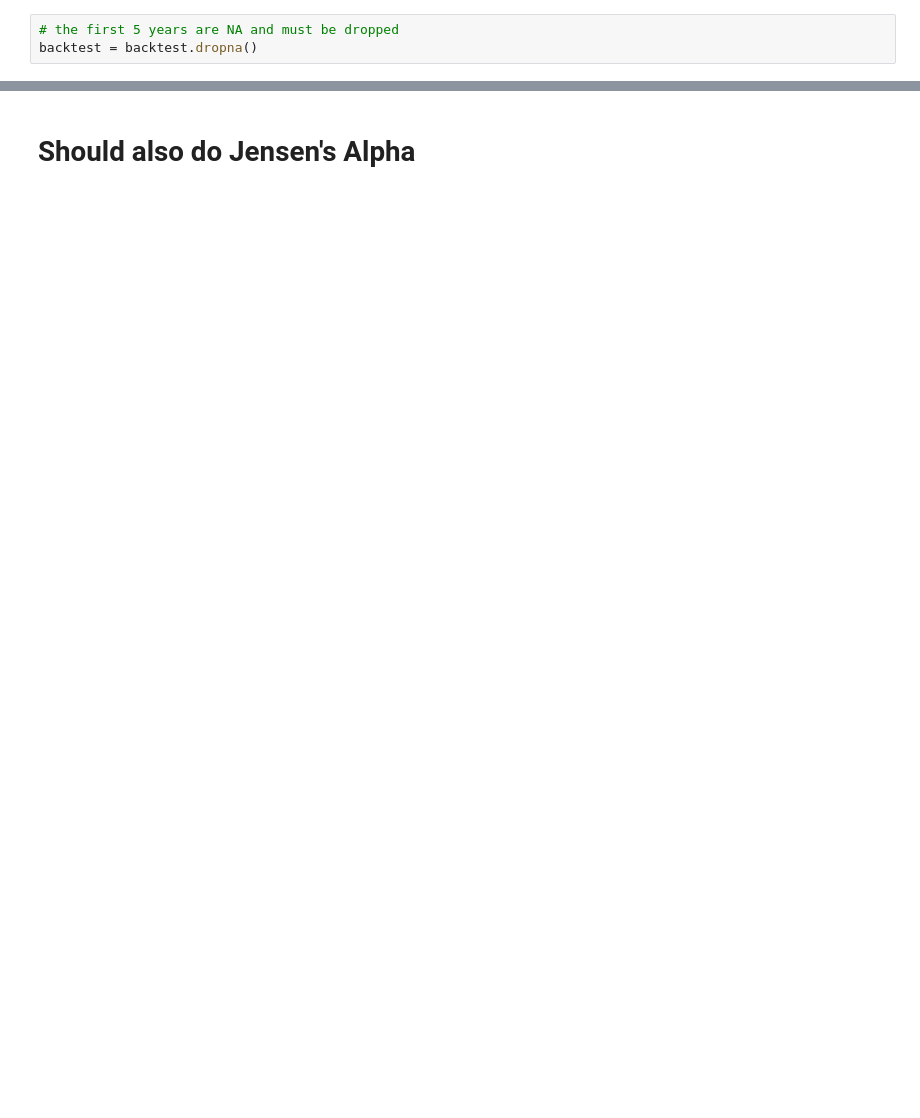
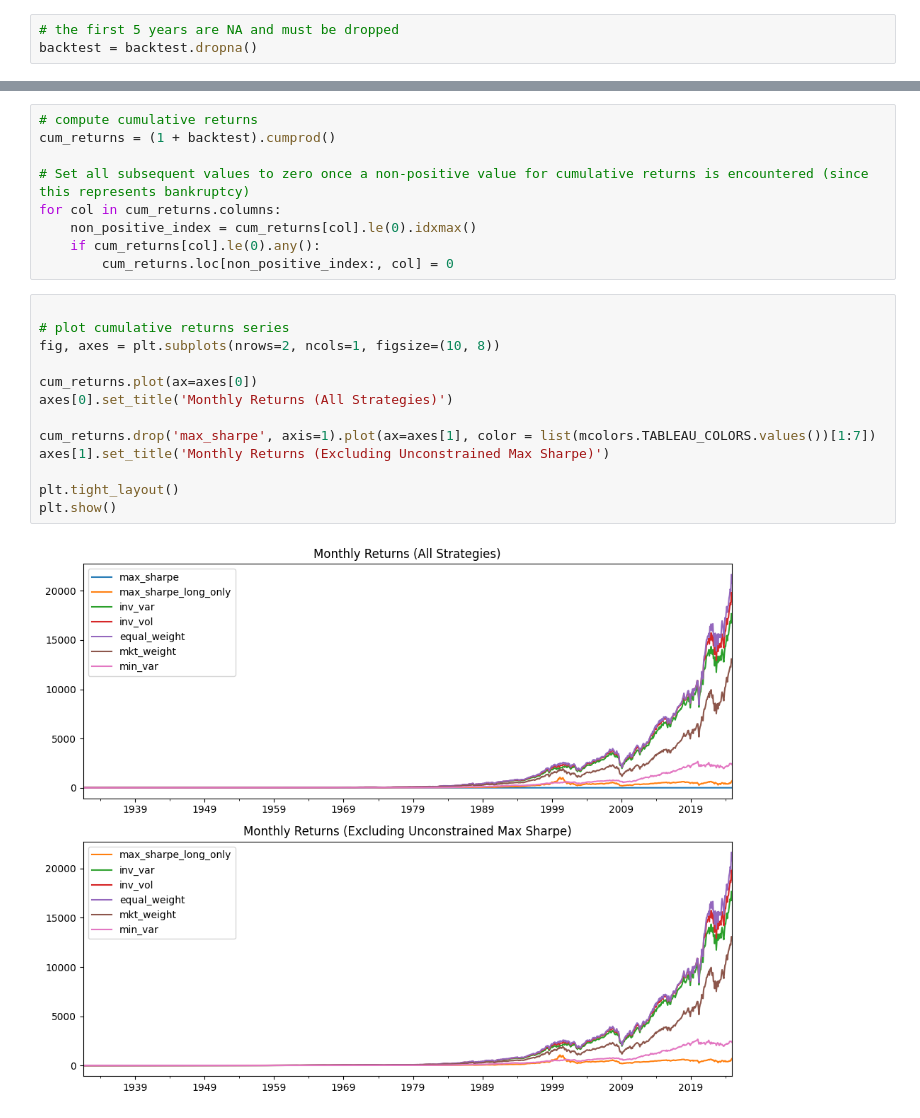
Before and after one commit to alessbressan/FINA60602A, a Jupyter notebook: project_2/Part_A.ipynb, the cells around one changed output, grey strips where cells are left out. Saved outputs shown, nothing was run; the diff lists cells and outputs as text; blank space fills up the shorter version.

```diff
--- a/project_2/Part_A.ipynb
+++ b/project_2/Part_A.ipynb
@@ -247,2 +261,24 @@ plt.show()
-# %% [markdown]
-# Should also do Jensen's Alpha
+# %%
+# compute cumulative returns
+cum_returns = (1 + backtest).cumprod()
+
+# Set all subsequent values to zero once a non-positive value for cumulative returns is encountered (since this represents bankruptcy)
+for col in cum_returns.columns:
+    non_positive_index = cum_returns[col].le(0).idxmax()
+    if cum_returns[col].le(0).any():
+        cum_returns.loc[non_positive_index:, col] = 0
+# %%
+
+# plot cumulative returns series
+fig, axes = plt.subplots(nrows=2, ncols=1, figsize=(10, 8))
+
+cum_returns.plot(ax=axes[0])
+axes[0].set_title('Monthly Returns (All Strategies)')
+
+cum_returns.drop('max_sharpe', axis=1).plot(ax=axes[1], color = list(mcolors.TABLEAU_COLORS.values())[1:7])
+axes[1].set_title('Monthly Returns (Excluding Unconstrained Max Sharpe)')
+
+plt.tight_layout()
+plt.show()
+# %% [output]
+[figure, added]
```
Also changed, not shown: parts of 16 cells of this notebook, 1 other file.
